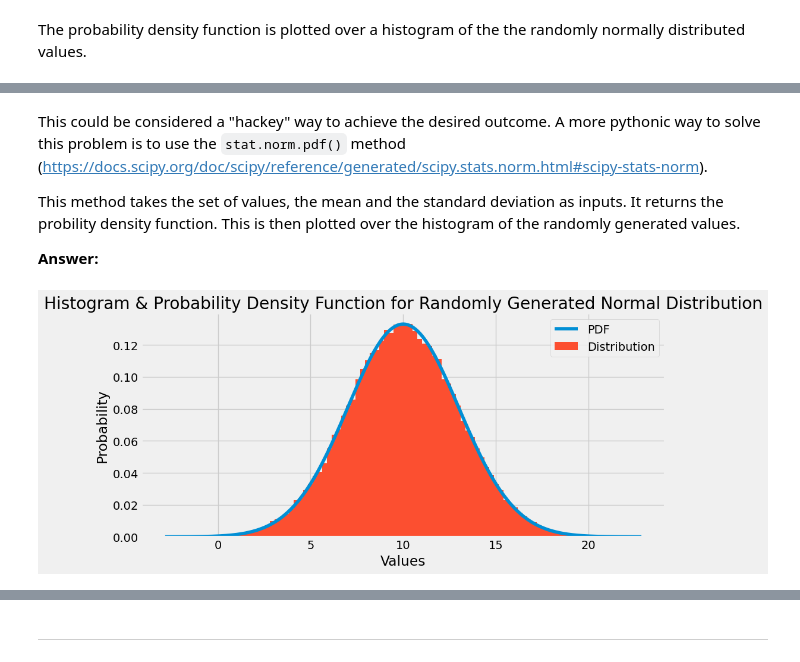
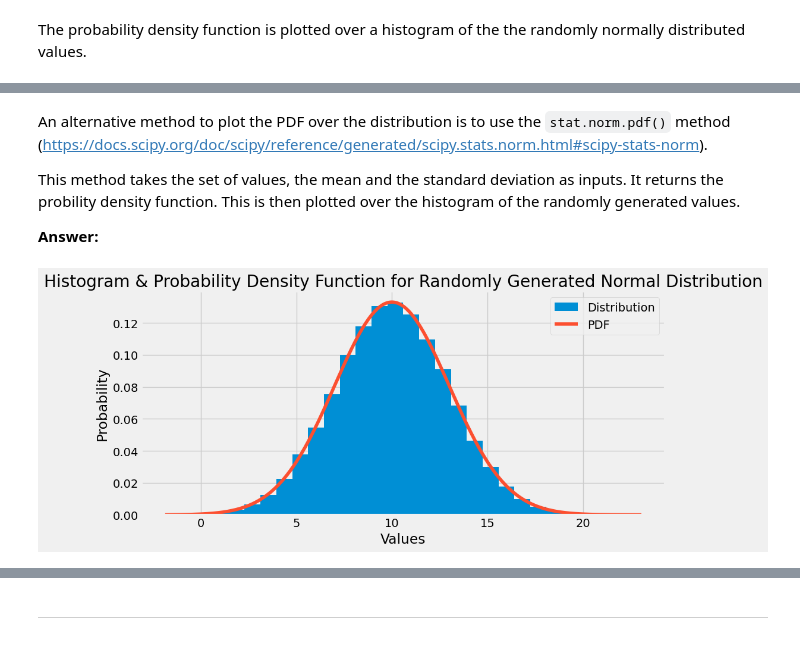
Before and after one commit to humphs078/applied_statistics, a Jupyter notebook: tasks.ipynb, the cells around one changed output, grey strips where cells are left out. Saved outputs shown, nothing was run; the diff lists cells and outputs as text; code cells hidden in the pictures.

Commit message:
Clean up task 2. Change pdf function so it is consistant with numpy documentation example. Plot PDF over histogram using function. Remove twin ax way as wrong.

````diff
--- a/tasks.ipynb
+++ b/tasks.ipynb
@@ -467,5 +469,5 @@ plt.show()
 # %% [markdown]
-This could be considered a "hackey" way to achieve the desired outcome. A more pythonic way to solve this problem is to use the ```stat.norm.pdf()``` method (https://docs.scipy.org/doc/scipy/reference/generated/scipy.stats.norm.html#scipy-stats-norm).
+An alternative method to plot the PDF over the distribution is to use the ```stat.norm.pdf()``` method (https://docs.scipy.org/doc/scipy/reference/generated/scipy.stats.norm.html#scipy-stats-norm).
 
 This method takes the set of values, the mean and the standard deviation as inputs. It returns the probility density function. This is then plotted over the histogram of the randomly generated values.
 
@@ -473,20 +475,20 @@ This method takes the set of values, the mean and the standard deviation as inpu
 # %%
 # create an empty plot
 fig, ax = plt.subplots()
 
 # Plot the pdf and historgram
+ax.hist(values, density=True, bins=n_bins, label='Distribution')
 ax.plot(x_axis, stats.norm.pdf(x_axis, mu, sigma), label='PDF')
-ax.hist(values, density=True, bins=100, label='Distribution')
 ax.set_title('Histogram & Probability Density Function for Randomly Generated Normal Distribution')
 
 # show the plots
 plt.legend()
 plt.xlabel('Values')
 plt.ylabel('Probability')
 plt.tight_layout()
 plt.show()
 # %% [output]
-[figure, old version]
+[figure, new version]
 # %% [markdown]
 ### References
 
````
Also changed, not shown: parts of 11 cells of this notebook, 1 other file.
